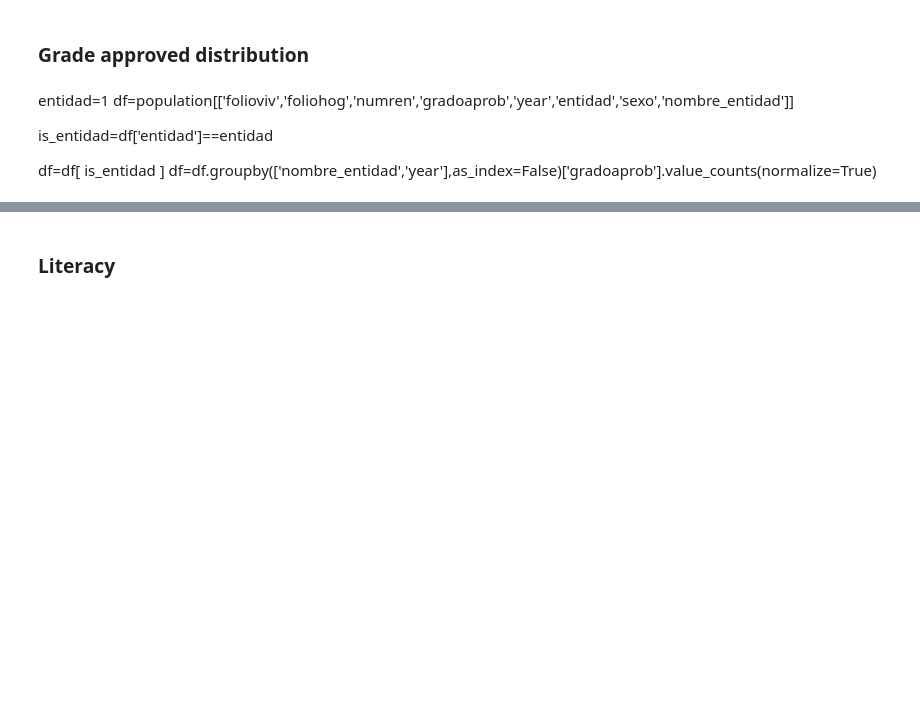
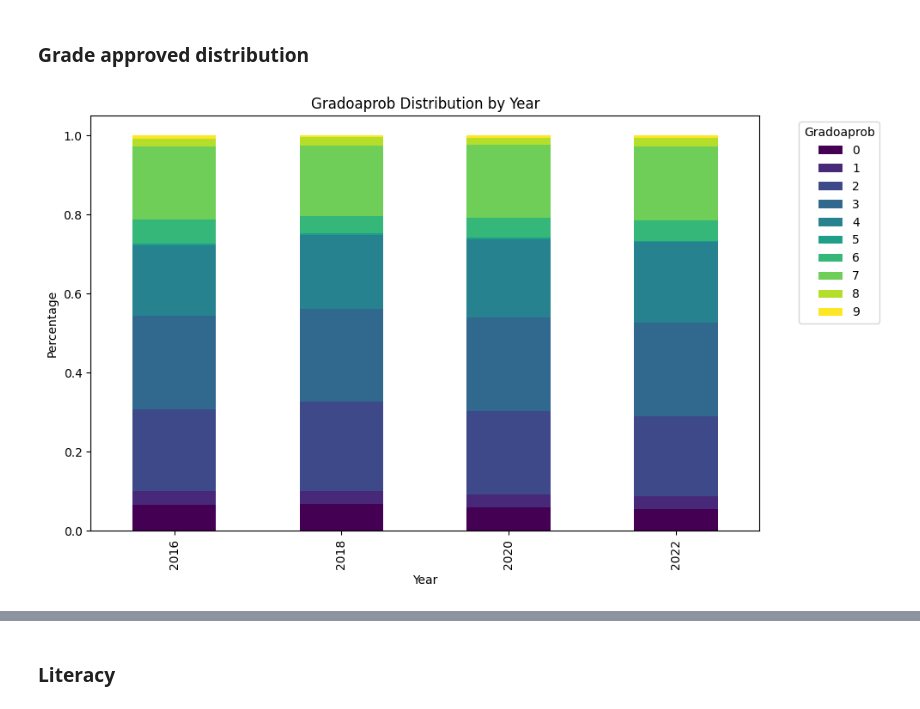
Before and after one commit to IsaacSebastian/ingCaracteristicasProyecto_, a Jupyter notebook: notebooks/2.07_fct_dashboard_graphs.ipynb, the cells around one changed output, grey strips where cells are left out. Cells and saved outputs as stored; diff of their text form; code cells hidden in the pictures; blank space fills up the shorter version.

```diff
--- a/notebooks/2.07_fct_dashboard_graphs.ipynb
+++ b/notebooks/2.07_fct_dashboard_graphs.ipynb
@@ -256,10 +376,33 @@ plt.show()
 # %% [markdown]
 ### Grade approved distribution
-# %% [markdown]
-entidad=1
-df=population[['folioviv','foliohog','numren','gradoaprob','year','entidad','sexo','nombre_entidad']]
-
-is_entidad=df['entidad']==entidad
-
-df=df[ is_entidad ]
-df=df.groupby(['nombre_entidad','year'],as_index=False)['gradoaprob'].value_counts(normalize=True)
+# %%
+entidad=9
+df=population[['folioviv','foliohog','numren','nivelaprob','year','entidad','sexo','nombre_entidad']]
+
+is_entidad=df['entidad']==entidad
+
+df=df[ is_entidad ]
+#df=df.groupby(['nombre_entidad','year'],as_index=False)['gradoaprob'].value_counts(normalize=True)
+
+df_counts = (
+    df.groupby(['nombre_entidad', 'year'])['nivelaprob']
+    .value_counts(normalize=True)
+    .rename('percentage')
+    .reset_index() )
+
+df_pivot = df_counts.pivot(index='year', columns='nivelaprob', values='percentage').fillna(0)
+
+# Plotting the bar graph
+ax = df_pivot.plot(kind='bar', stacked=True, figsize=(10, 6), colormap='viridis')
+
+# Customizing the plot
+plt.title('Gradoaprob Distribution by Year')
+plt.xlabel('Year')
+plt.ylabel('Percentage')
+plt.legend(title='Gradoaprob', bbox_to_anchor=(1.05, 1), loc='upper left')
+plt.tight_layout()
+
+# Show the plot
+plt.show()
+# %% [output]
+[figure, added]
```
Also changed, not shown: parts of 21 cells of this notebook, 1 other file.
